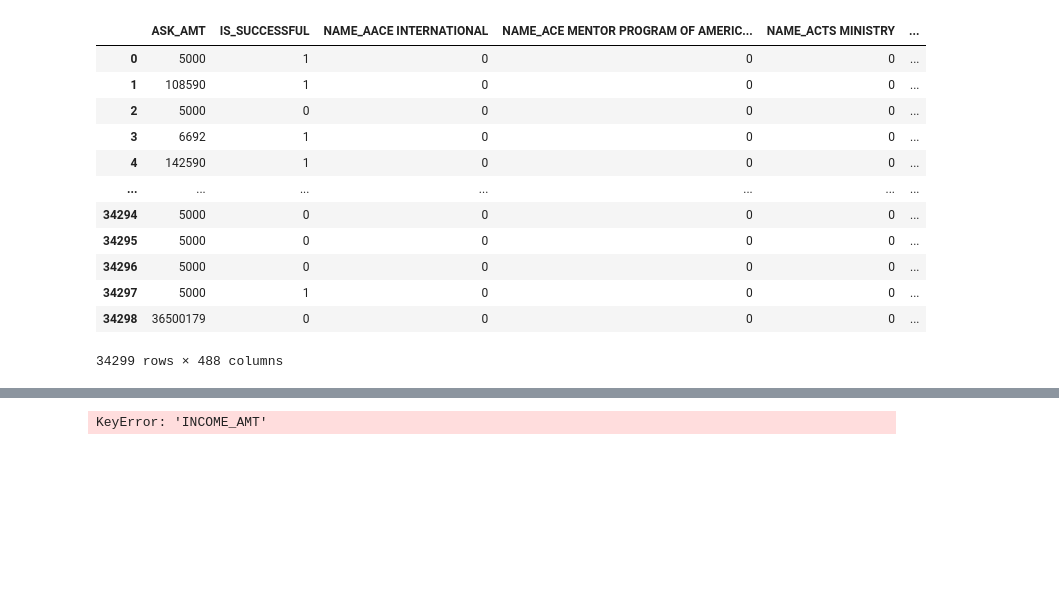
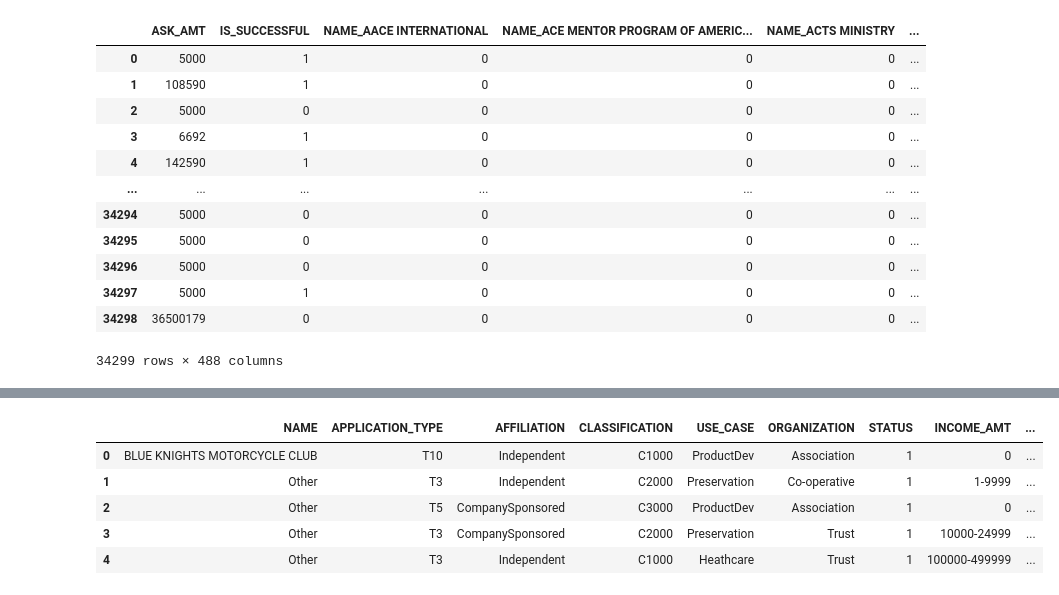
Before and after one commit to mascee/deep-learning-challenge, a Jupyter notebook: alphabet-soup.ipynb, the cells around one changed output, grey strips where cells are left out. Cells and saved outputs as stored; diff of their text form; code cells hidden in the pictures; blank space fills up the shorter version.

```diff
--- a/alphabet-soup.ipynb
+++ b/alphabet-soup.ipynb
@@ -871,41 +913,45 @@ application_df_dropped_EIN
 # %%
-# #Changing INCOME_AMT column to get rig of characters
-# application_df_dropped_EIN.rename(columns={'INCOME_AMT': 'INCOME_AMT<='}, inplace=True)
-# #if i < 1 then 0, if i = 1-9999 then 9999, if i = 10000-24999 then 24999, if i = 25000-99999 then 99999, if i = 100000-499999 then 499999, if i = 500000-999999 then 999999, if i = 1M-5M, then 50000000, if i = 5M-10M then 10000000, if i = 10M-50M then 50000000, if 50M+ then 100000000
+#Append new column 'INCOME_AMT<=' to application_df_dropped_EIN that transforms values from characters to integers.
 
+# Define the transformation function
+def transform_income(value):
+    if value == '0':
+        return 0
+    elif value == '1-9999':
+        return 9999
+    elif value == '10000-24999':
+        return 24999
+    elif value == '25000-99999':
+        return 99999
+    elif value == '100000-499999':
+        return 499999
+    elif value == '500000-999999':
+        return 999999
+    elif value == '1M-5M':
+        return 5000000
+    elif value == '5M-10M':
+        return 10000000
+    elif value == '10M-50M':
+        return 50000000
+    elif value == '50M+':
+        return 100000000
+    else:
+        return None
 
-# # Define a function to transform the values
-# def transform_income(value):
-#     if value == '0':
-#         return 0
-#     elif value == '1-9999':
-#         return 9999
-#     elif value == '10000-24999':
-#         return 24999
-#     elif value == '25000-99999':
-#         return 99999
-#     elif value == '100000-499999':
-#         return 499999
-#     elif value == '500000-999999':
-#         return 999999
-#     elif value == '1M-5M':
-#         return 5000000
-#     elif value == '5M-10M':
-#         return 10000000
-#     elif value == '10M-50M':
-#         return 50000000
-#     elif value == '50M+':
-#         return 100000000
-#     else:
-#         return None
+# Check if 'INCOME_AMT' exists in the DataFrame
+if 'INCOME_AMT' in application_df_dropped_EIN.columns:
+    # Apply transformation and add the new column
+    application_df_dropped_EIN['INCOME_AMT<='] = application_df_dropped_EIN['INCOME_AMT'].apply(transform_income)
+else:
+    print("Error: The column 'INCOME_AMT' does not exist in the DataFrame.")
+    print("Available columns:", application_df_dropped_EIN.columns)
 
-# # Add the new column to your original DataFrame
-# application_df_dropped_EIN['INCOME_AMT<='] = application_df_dropped_EIN['INCOME_AMT'].apply(transform_income)
-
-# #Drop INCOME_AMT column
-# application_cleaned = application_df_dropped_EIN.drop(['INCOME_AMT'], axis=1)
-
-# # Display the updated DataFrame
-# application_cleaned.head()
+# Display the updated DataFrame
+application_df_dropped_EIN.head()
 # %% [output]
-KeyError: 'INCOME_AMT'
+|  | NAME | APPLICATION_TYPE | AFFILIATION | CLASSIFICATION | USE_CASE | ORGANIZATION | STATUS | INCOME_AMT | ... |
+| 0 | BLUE KNIGHTS MOTORCYCLE CLUB | T10 | Independent | C1000 | ProductDev | Association | 1 | 0 | ... |
+| 1 | Other | T3 | Independent | C2000 | Preservation | Co-operative | 1 | 1-9999 | ... |
+| 2 | Other | T5 | CompanySponsored | C3000 | ProductDev | Association | 1 | 0 | ... |
+| 3 | Other | T3 | CompanySponsored | C2000 | Preservation | Trust | 1 | 10000-24999 | ... |
+| 4 | Other | T3 | Independent | C1000 | Heathcare | Trust | 1 | 100000-499999 | ... |
```
Also changed, not shown: parts of 32 cells of this notebook, 8 other files.
